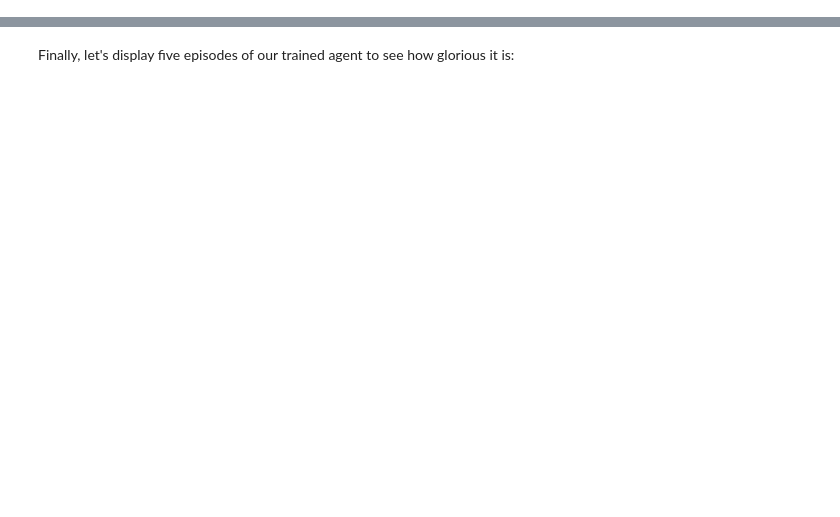
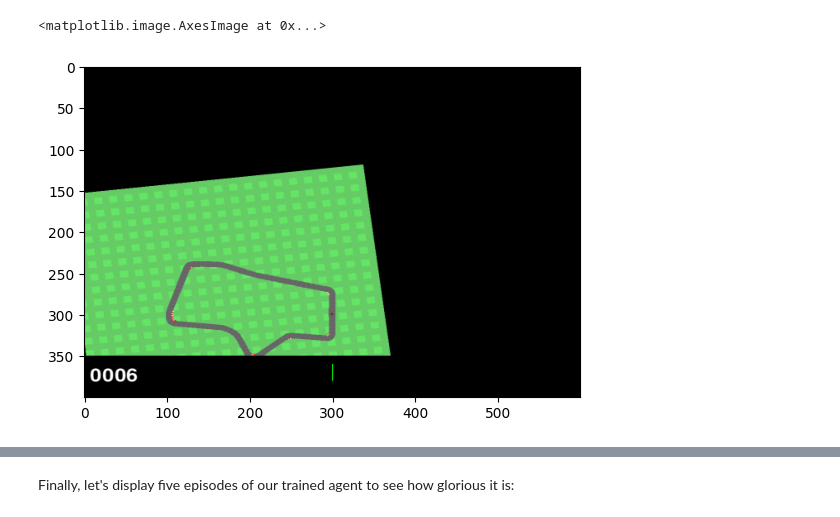
Before and after one commit to LixiosDelios/Rush-Poc, a Jupyter notebook: LixiosDelios/base.ipynb, the cells around one changed output, grey strips where cells are left out. Drawn from its saved outputs; the diff is of its cells as text; code cells hidden in the pictures; blank space fills up the shorter version.

```diff
--- a/LixiosDelios/base.ipynb
+++ b/LixiosDelios/base.ipynb
@@ -81,3 +121,8 @@ optim = torch.optim.SGD(network.parameters(), lr=lr, momentum=0.9)
+# %%
+plt.imshow(env.render())
+# %% [output]
+<matplotlib.image.AxesImage at 0x...>
+[figure, added]
 # %%
 # Import the deque class from the collections module
 from collections import deque
```
Also changed, not shown: parts of 12 cells of this notebook.
